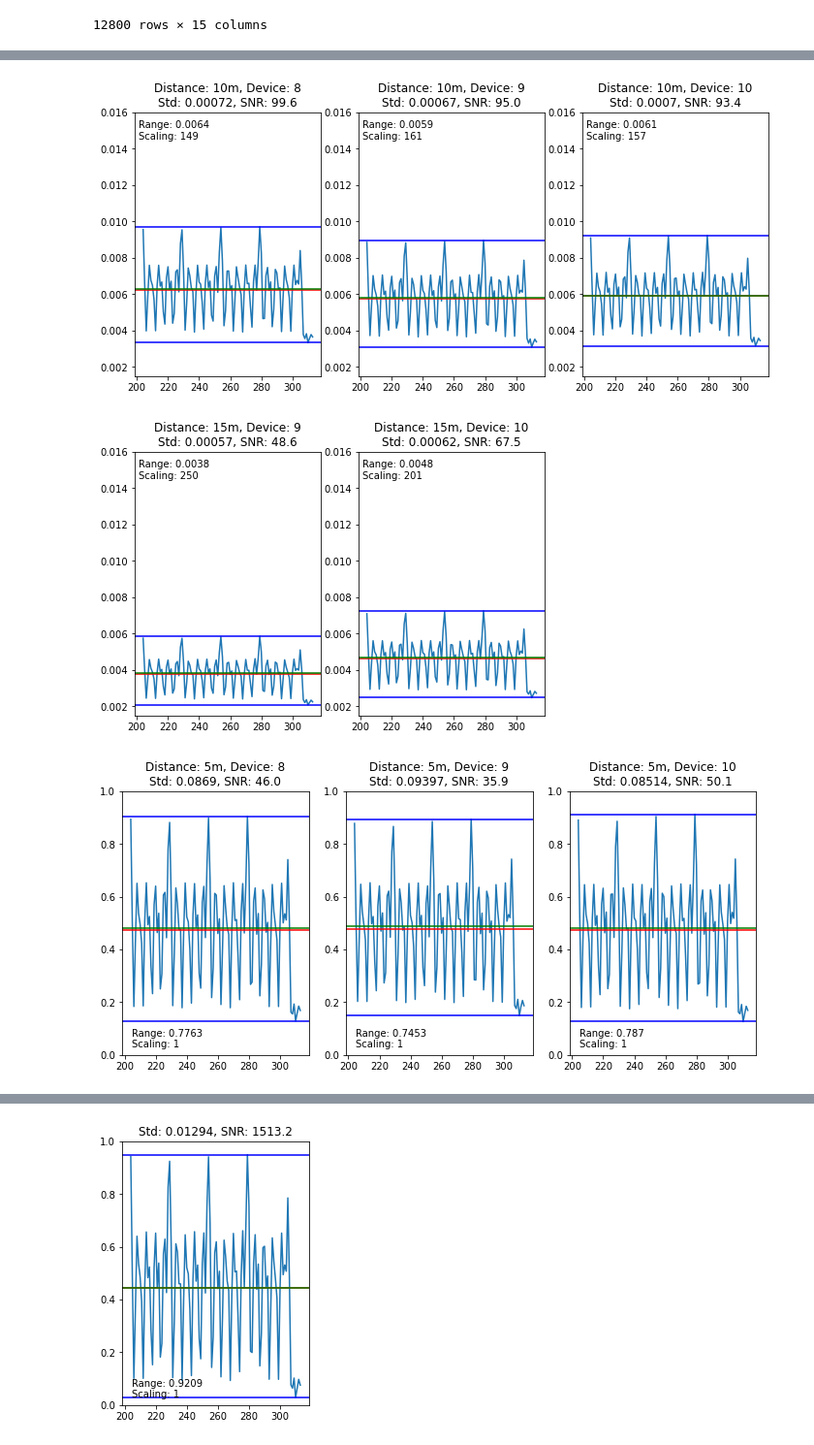
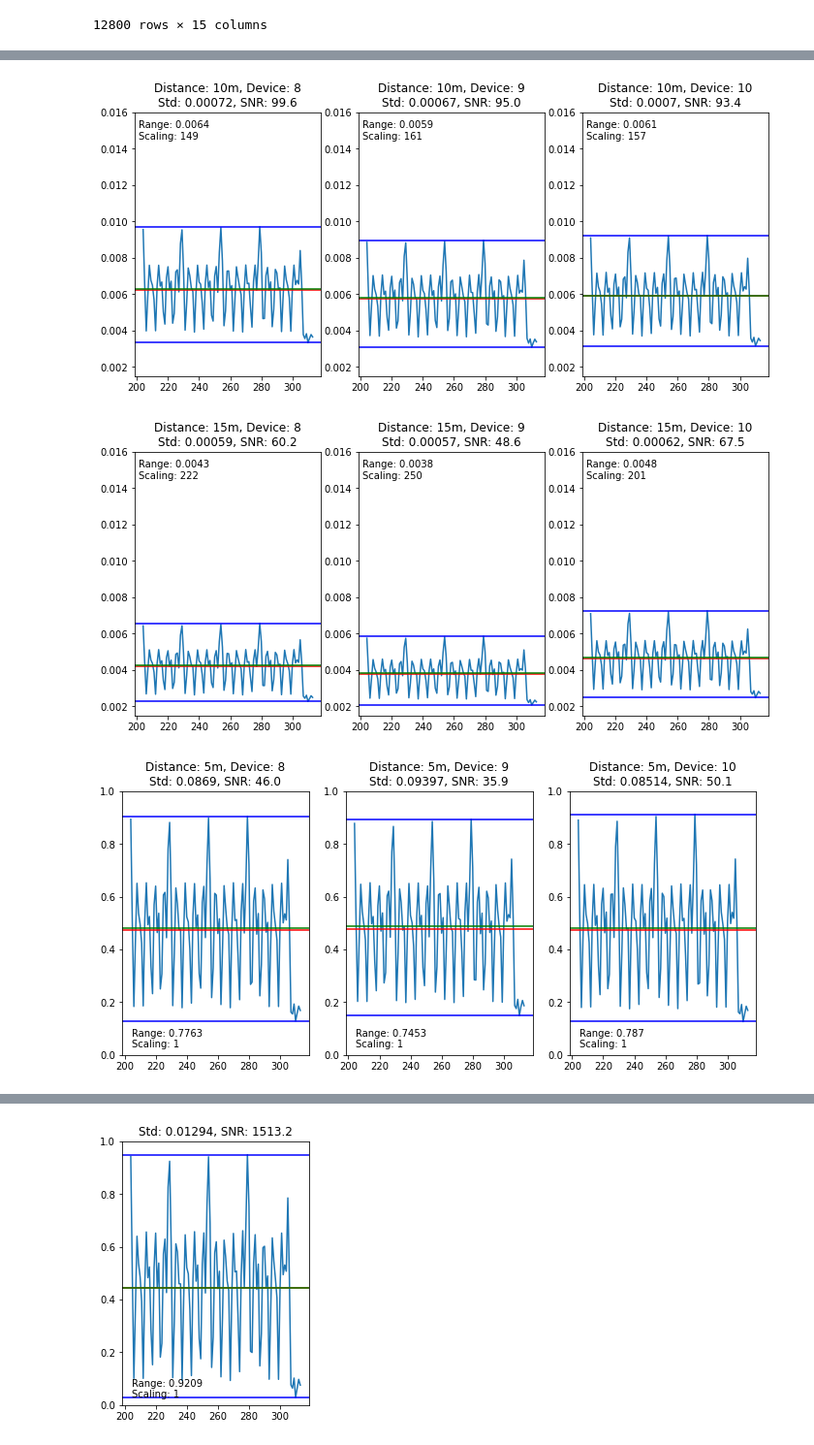
Before and after one commit to axelzedigh/MasterThesisResults, a Jupyter notebook: notebooks/Trace_metadata_db_visualization.ipynb, the cells around one changed output, grey strips where cells are left out. Shown at 97% size. Saved outputs shown, nothing was run; the diff lists cells and outputs as text; code cells hidden in the pictures.

```diff
--- a/notebooks/Trace_metadata_db_visualization.ipynb
+++ b/notebooks/Trace_metadata_db_visualization.ipynb
@@ -272,26 +272,26 @@ def plot_training_trace_metadata_depth__training_set_used():
 # %%
 set1 = (1, [6, 7, 8, 9, 10], 15)
 set2 = (2, [9, 10], 2)
 #set3 = (2, [8, 9, 10], 5)
 #set4 = (2, [8, 9, 10], 10)
 sets = [set1, set2]#, set3, set4]
 
 plot_test_trace_metadata_depth__several(sets, 2)
 plot_test_trace_metadata_depth__several(sets, 3)
 
 set2 = (2, [8, 9, 10], 5)
 set4 = (2, [8, 9, 10], 10)
-set5 = (2, [9, 10], 15)
+set5 = (2, [8, 9, 10], 15)
 sets = [set2, set4, set5]
 plot_test_trace_metadata_depth__several(sets, 2, "5m.db")
 plot_test_trace_metadata_depth__several(sets, 3, "5m.db")
 # %% [output]
 [figure]
 [figure]
 [figure]
 [figure]
 [figure]
 [figure]
-[figure, old version]
+[figure, new version]
 [figure]
 [figure]
```
Also changed, not shown: parts of 1 cell of this notebook, 6 other files.
